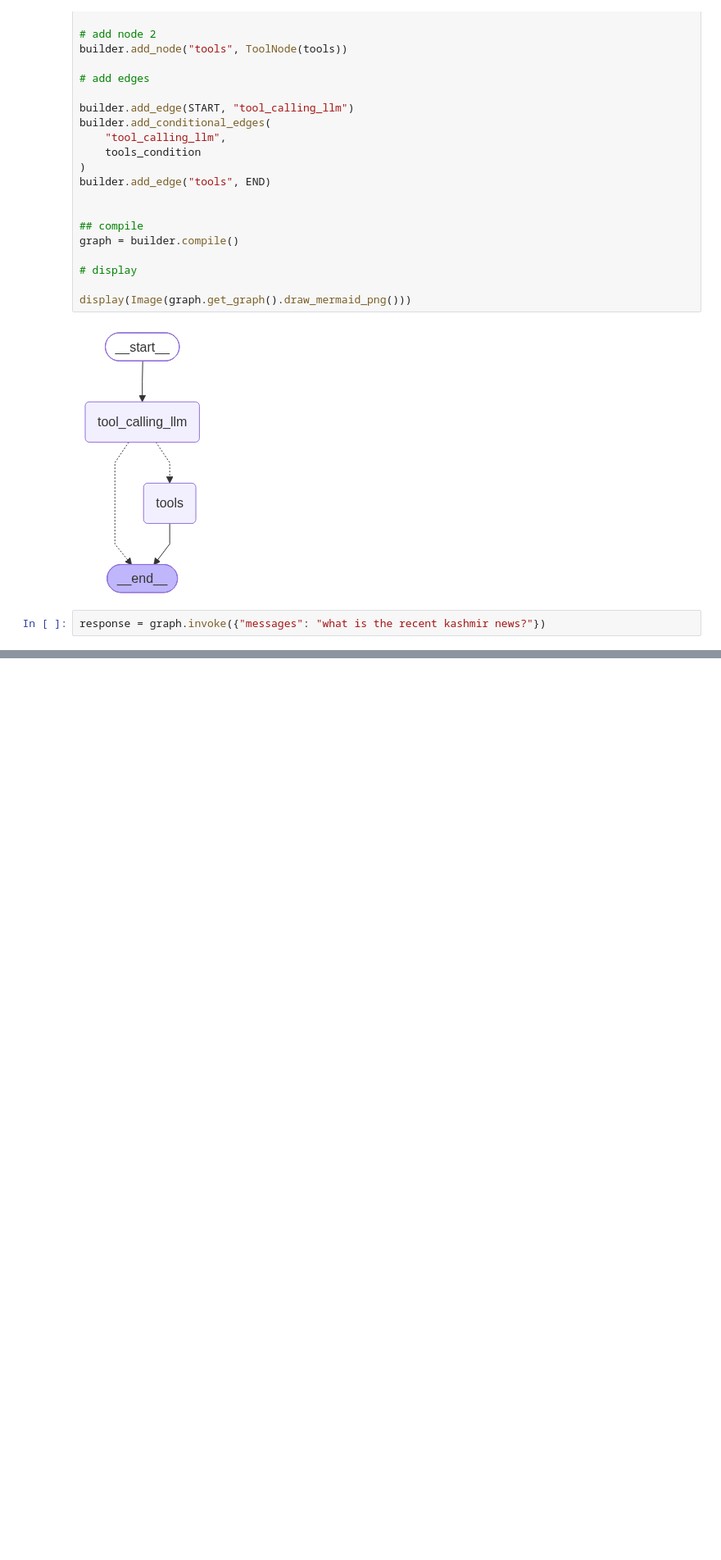
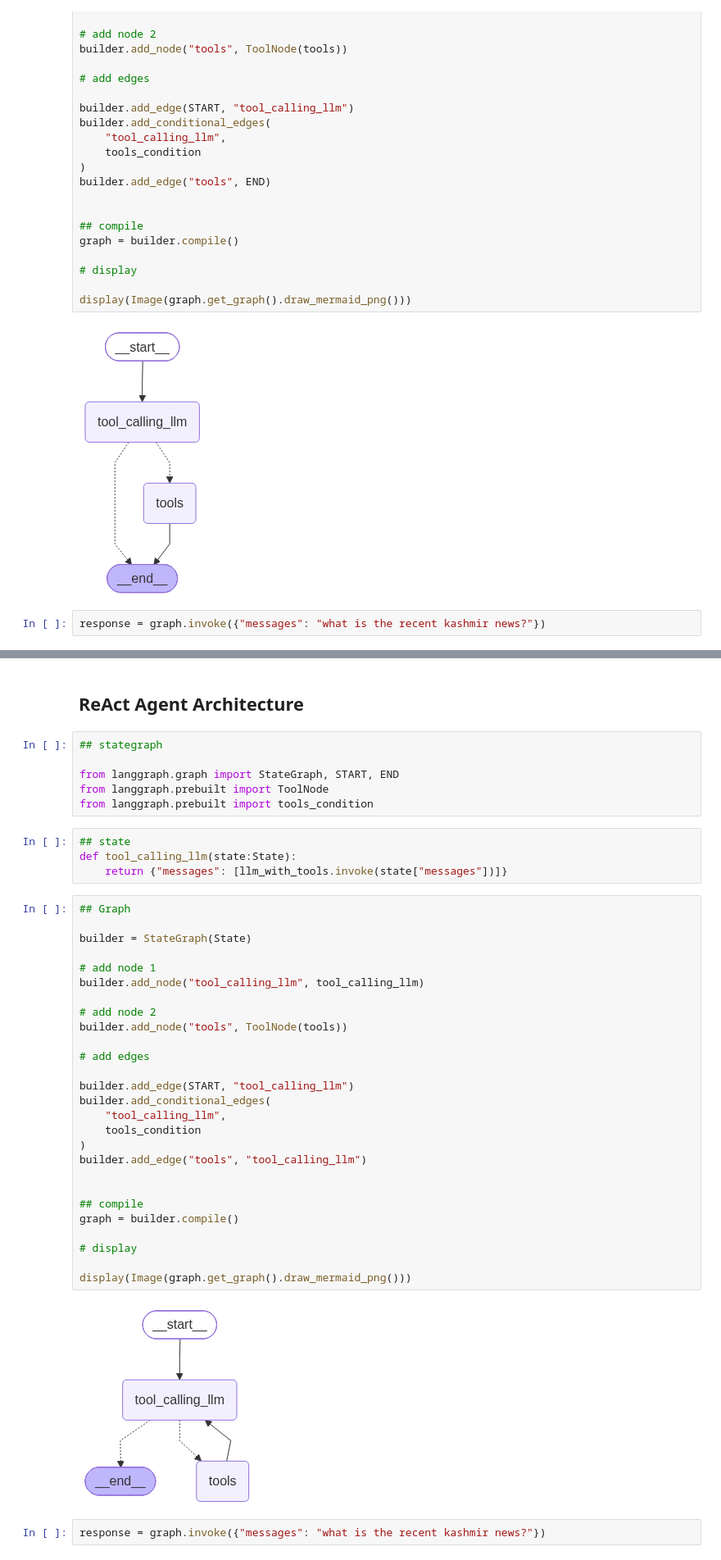
Before and after one commit to HumaimaRiaz47/complete-agentic-ai-course, a Jupyter notebook: 2-langgraph/basicchatbot.ipynb, the cells around one changed output, grey strips where cells are left out. Shown at 82% size. Saved outputs shown, nothing was run; the diff lists cells and outputs as text; blank space fills up the shorter version.

```diff
--- a/2-langgraph/basicchatbot.ipynb
+++ b/2-langgraph/basicchatbot.ipynb
@@ -221,3 +219,46 @@ Tool Calls:
 Name: multiply
 
 50
+# %% [markdown]
+## ReAct Agent Architecture
+# %%
+## stategraph
+
+from langgraph.graph import StateGraph, START, END
+from langgraph.prebuilt import ToolNode
+from langgraph.prebuilt import tools_condition
+# %%
+## state
+def tool_calling_llm(state:State):
+    return {"messages": [llm_with_tools.invoke(state["messages"])]}
+# %%
+## Graph
+
+builder = StateGraph(State)
+
+# add node 1
+builder.add_node("tool_calling_llm", tool_calling_llm)
+
+# add node 2
+builder.add_node("tools", ToolNode(tools))
+
+# add edges
+
+builder.add_edge(START, "tool_calling_llm")
+builder.add_conditional_edges(
+    "tool_calling_llm",
+    tools_condition
+)
+builder.add_edge("tools", "tool_calling_llm")
+
+
+## compile
+graph = builder.compile()
+
+# display
+
+display(Image(graph.get_graph().draw_mermaid_png()))
+# %% [output]
+[figure, added]
+# %%
+response = graph.invoke({"messages": "what is the recent kashmir news?"})
```
Also changed, not shown: parts of 24 cells of this notebook.
